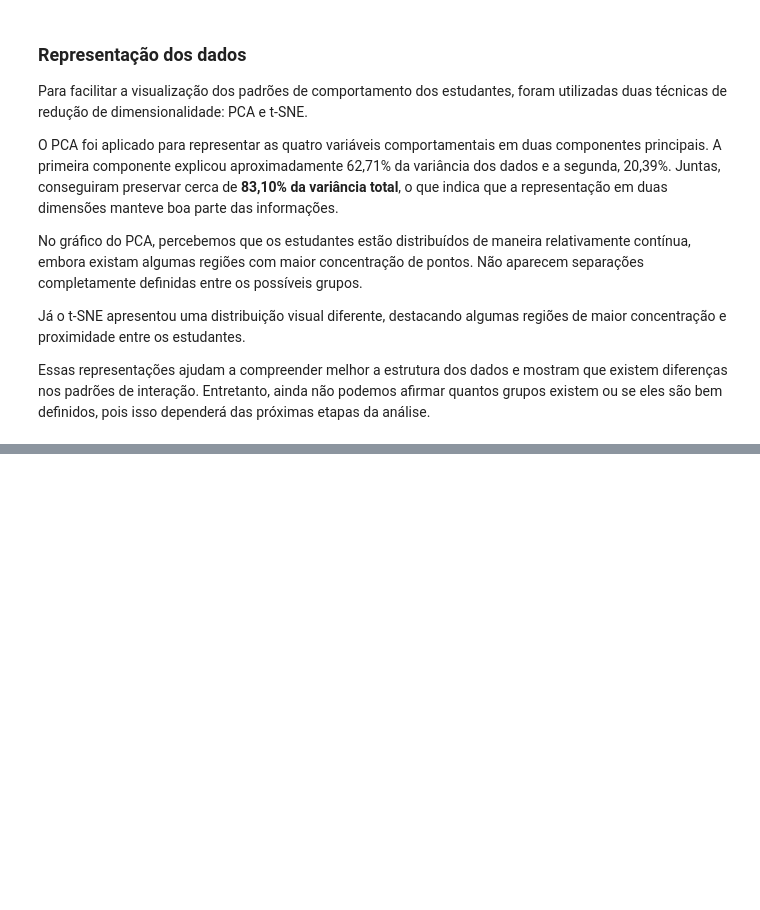
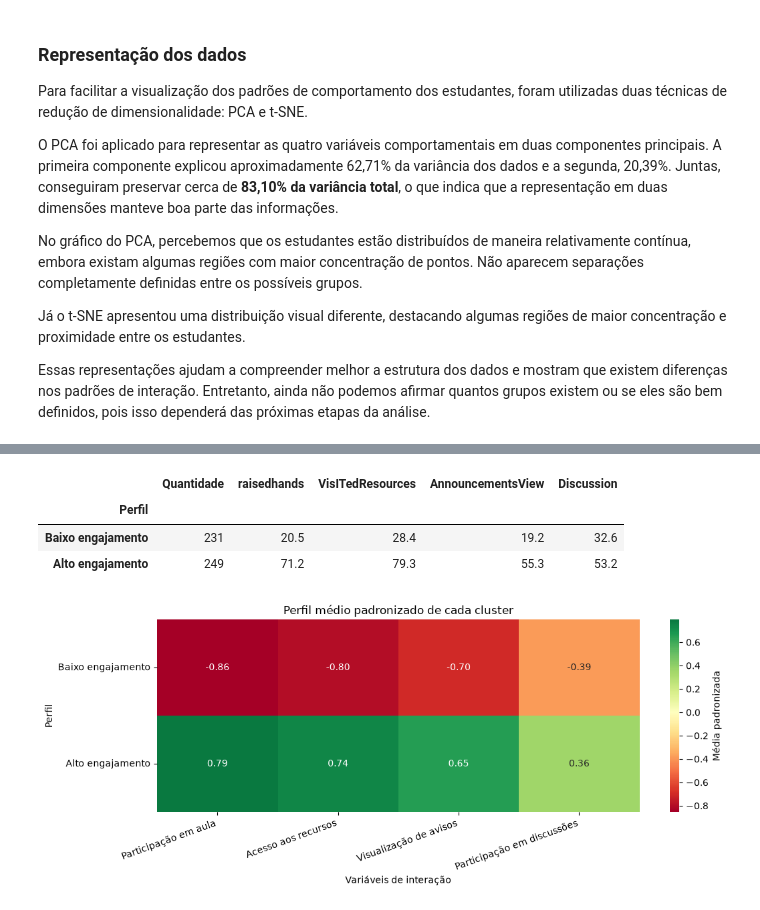
Before and after one commit to LiviaP24/mineracao-de-dados, a Jupyter notebook: trabalho3/trabalho3.ipynb, the cells around one changed output, grey strips where cells are left out. Saved outputs shown, nothing was run; the diff lists cells and outputs as text; code cells hidden in the pictures; blank space fills up the shorter version.

```diff
--- a/trabalho3/trabalho3.ipynb
+++ b/trabalho3/trabalho3.ipynb
@@ -324,0 +450,57 @@ Essas representações ajudam a compreender melhor a estrutura dos dados e mostr
+# %%
+ordem_perfis = ["Baixo engajamento", "Alto engajamento"]
+
+medias_originais = (
+    df_resultados
+    .groupby("Perfil")[variaveis]
+    .mean()
+    .reindex(ordem_perfis)
+)
+
+quantidades = (
+    df_resultados["Perfil"]
+    .value_counts()
+    .reindex(ordem_perfis)
+)
+
+resumo_perfis = medias_originais.copy()
+resumo_perfis.insert(0, "Quantidade", quantidades)
+display(resumo_perfis.round(1))
+
+perfil_padronizado = (
+    X_scaled
+    .assign(Perfil=df_resultados["Perfil"])
+    .groupby("Perfil")[variaveis]
+    .mean()
+    .reindex(ordem_perfis)
+)
+
+nomes_variaveis = {
+    "raisedhands": "Participação em aula",
+    "VisITedResources": "Acesso aos recursos",
+    "AnnouncementsView": "Visualização de avisos",
+    "Discussion": "Participação em discussões"
+}
+
+plt.figure(figsize=(11, 4.5))
+sns.heatmap(
+    perfil_padronizado.rename(columns=nomes_variaveis),
+    annot=True,
+    fmt=".2f",
+    cmap="RdYlGn",
+    center=0,
+    cbar_kws={"label": "Média padronizada"}
+)
+plt.title("Perfil médio padronizado de cada cluster")
+plt.xlabel("Variáveis de interação")
+plt.ylabel("Perfil")
+plt.xticks(rotation=20, ha="right")
+plt.yticks(rotation=0)
+plt.tight_layout()
+plt.show()
+# %% [output]
+|  | Quantidade | raisedhands | VisITedResources | AnnouncementsView | Discussion |
+| Perfil |  |  |  |  |  |
+| Baixo engajamento | 231 | 20.5 | 28.4 | 19.2 | 32.6 |
+| Alto engajamento | 249 | 71.2 | 79.3 | 55.3 | 53.2 |
+[figure, added]
```
Also changed, not shown: parts of 14 cells of this notebook, 5 other files.
